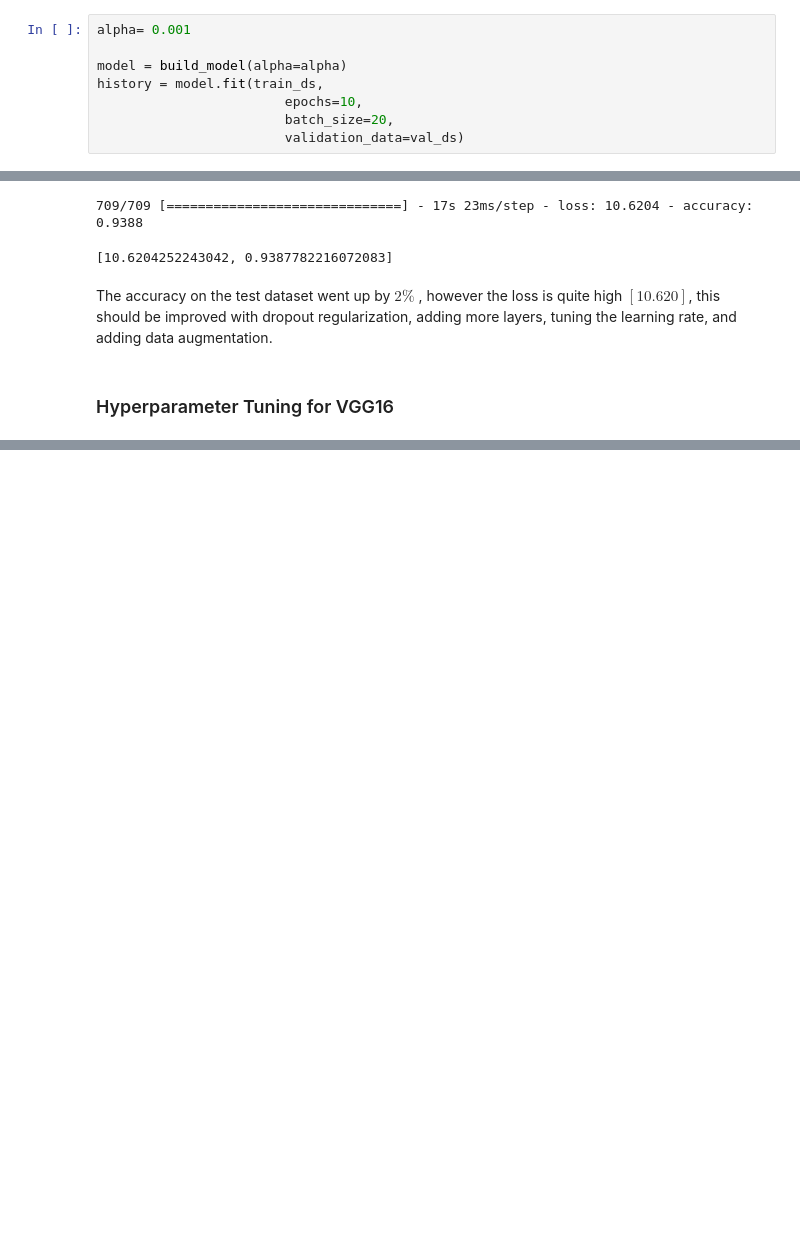
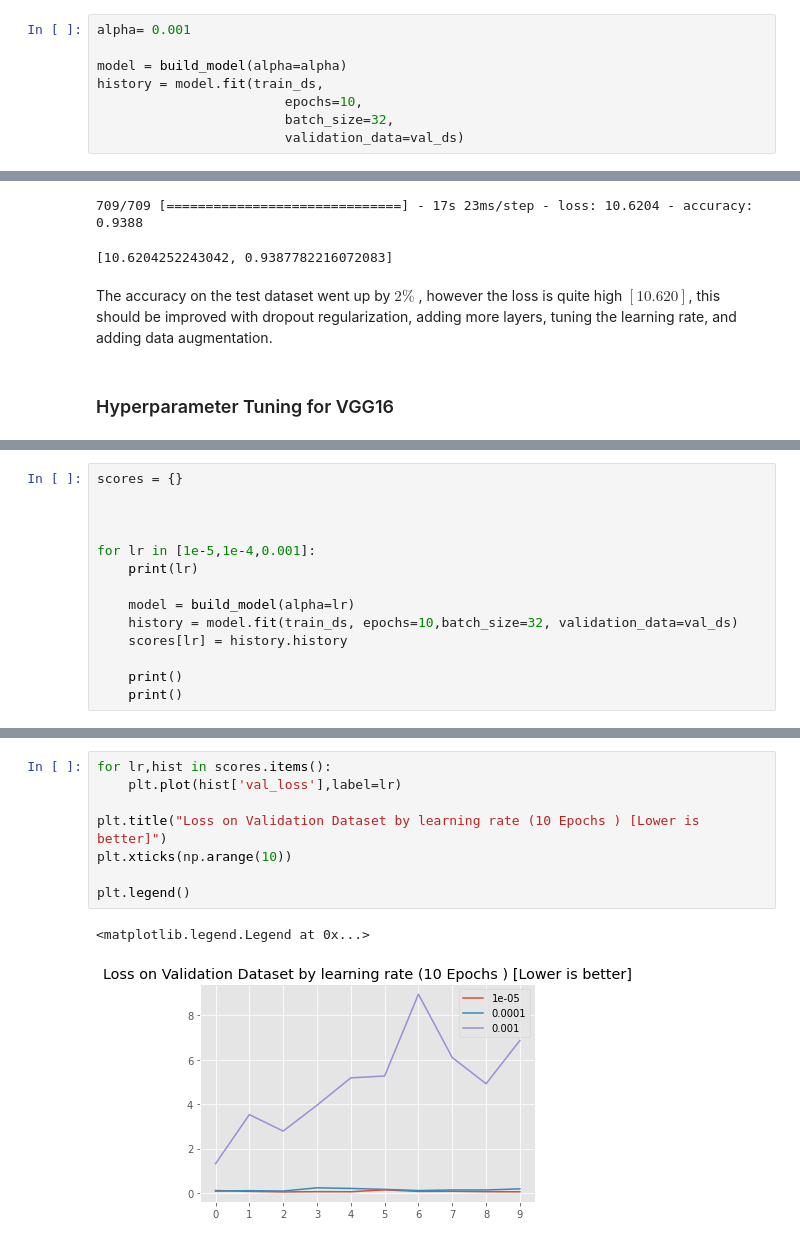
Before and after one commit to aenoboa1/ML_Zoomcamp-Capstone-Project, a Jupyter notebook: FruitsProject_VGG.ipynb, the cells around one changed output, grey strips where cells are left out. Saved outputs shown, nothing was run; the diff lists cells and outputs as text; blank space fills up the shorter version.

```diff
--- a/FruitsProject_VGG.ipynb
+++ b/FruitsProject_VGG.ipynb
@@ -266,7 +266,7 @@ alpha= 0.001
 model = build_model(alpha=alpha)
 history = model.fit(train_ds,
                         epochs=10,
-                        batch_size=20,
+                        batch_size=32,
                         validation_data=val_ds)
 # %% [output]
 Epoch 1/10
@@ -319,0 +353,14 @@ The accuracy on the test dataset went up by $2\%$ , however the loss is quite hi
+# %%
+scores = {}
+
+
+
+for lr in [1e-5,1e-4,0.001]:
+    print(lr)
+
+    model = build_model(alpha=lr)
+    history = model.fit(train_ds, epochs=10,batch_size=32, validation_data=val_ds)
+    scores[lr] = history.history
+
+    print()
+    print()
@@ -319,0 +385,11 @@ The accuracy on the test dataset went up by $2\%$ , however the loss is quite hi
+# %%
+for lr,hist in scores.items():
+    plt.plot(hist['val_loss'],label=lr)
+
+plt.title("Loss on Validation Dataset by learning rate (10 Epochs ) [Lower is better]")
+plt.xticks(np.arange(10))
+
+plt.legend()
+# %% [output]
+<matplotlib.legend.Legend at 0x...>
+[figure, added]
```
Also changed, not shown: parts of 12 cells of this notebook.
